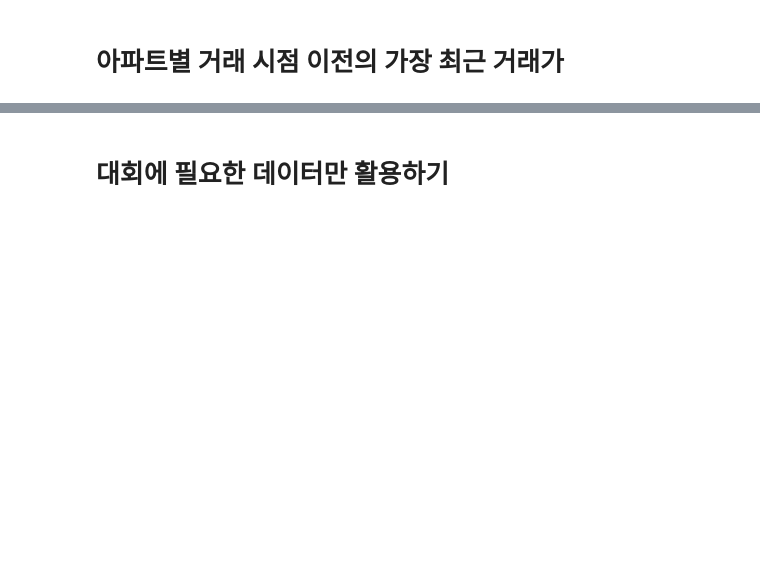
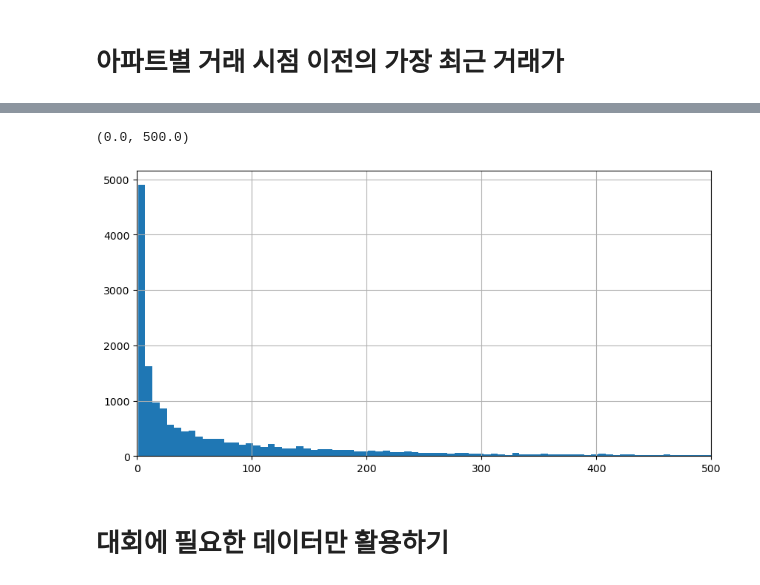
Before and after one commit to boostcampaitech7/level2-competitiveds-recsys-09, a Jupyter notebook: notebooks/clustering.ipynb, the cells around one changed output, grey strips where cells are left out. Cells and saved outputs as stored; diff of their text form; code cells hidden in the pictures; blank space fills up the shorter version.

```diff
--- a/notebooks/clustering.ipynb
+++ b/notebooks/clustering.ipynb
@@ -155,0 +161,6 @@ train_data
+# %%
+eda_df = train_data_filled.copy()
+eda_df["apartment_id"] = eda_df.groupby(["latitude", "longitude"]).ngroup()
+eda_df.drop(columns=["contract_year_month", "contract_day"], inplace=True)
+# %%
+eda_hist_df = eda_df.groupby("apartment_id").count().sort_values(by="deposit", ascending=False)
@@ -156,3 +184,9 @@ train_data
+# %%
+eda_hist_df["deposit"].hist(bins=800, figsize=(10, 5))
+plt.xlim(0, 500)
+# %% [output]
+(0.0, 500.0)
+[figure, added]
 # %% [markdown]
 # 대회에 필요한 데이터만 활용하기
 # %%
```
Also changed, not shown: parts of 19 cells of this notebook.
